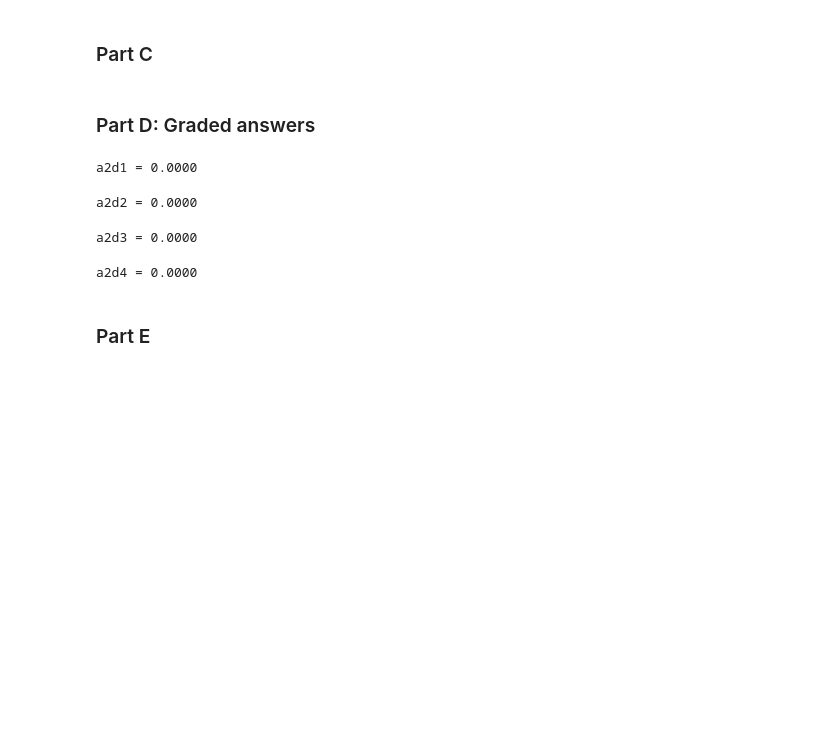
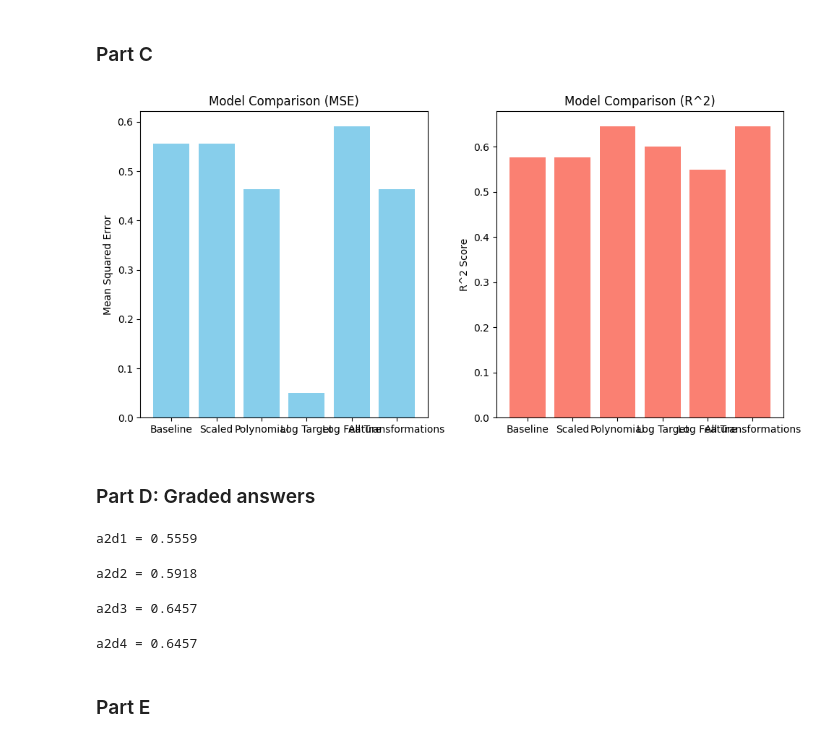
Before and after one commit to NicoleCarney/Module-3-Assignments, a Jupyter notebook: Homework_03.ipynb, the cells around one changed output. Drawn from its saved outputs; the diff is of its cells as text; code cells hidden in the pictures; blank space fills up the shorter version.

```diff
--- a/Homework_03.ipynb
+++ b/Homework_03.ipynb
@@ -426,39 +505,57 @@ Baseline Model - Training R squared: 0.6126, Testing R squared: 0.5758
+# %%
+
+plt.figure(figsize=(10, 5))
+
+
+plt.subplot(1, 2, 1)
+plt.bar(results['Model'], results['MSE'], color='skyblue')
+plt.title('Model Comparison (MSE)')
+plt.ylabel('Mean Squared Error')
+
+plt.subplot(1, 2, 2)
+plt.bar(results['Model'], results['R^2'], color='salmon')
+plt.title('Model Comparison (R^2)')
+plt.ylabel('R^2 Score')
+
+plt.tight_layout()
+plt.show()
+# %% [output]
+[figure, added]
 # %% [markdown]
 ### Part D: Graded answers
 # %%
 # Assign to the variable the MSE of the original data set with no transformations
 
-a2d1 = 0.0                              # Just to get the cell to run without errors, replace by appropriate expression
+a2d1 = baseline_mse                           # Just to get the cell to run without errors, replace by appropriate expression
 
 print(f'a2d1 = {a2d1:.4f}')             # Do NOT change this print statement in any way, it is used by the auto-grader!
 # %% [output]
-a2d1 = 0.0000
+a2d1 = 0.5559
 # %%
 # Assign to the variable the MSE  score of the dataset after transformation 2.3
 
-a2d2 = 0.0                              # Just to get the cell to run without errors, replace by appropriate expression
+a2d2 = log_feature_mse                           # Just to get the cell to run without errors, replace by appropriate expression
 
 print(f'a2d2 = {a2d2:.4f}')             # Do NOT change this print statement in any way, it is used by the auto-grader!
 # %% [output]
-a2d2 = 0.0000
+a2d2 = 0.5918
 # %%
 # Assign to the variable the $R^2$  score of the dataset after transformation 2.1
 
 
-a2d3 = 0.0                              # Just to get the cell to run without errors, replace by appropriate expression
+a2d3 = poly_r2                          # Just to get the cell to run without errors, replace by appropriate expression
 
 print(f'a2d3 = {a2d3:.4f}')             # Do NOT change this print statement in any way, it is used by the auto-grader!
 # %% [output]
-a2d3 = 0.0000
+a2d3 = 0.6457
 # %%
 # Assign to the variable the R^2 score of the best result, i.e., the best R^2 score found in any experiment
 # Note that you do not have to specify which experiment(s), just give the largest value.
-
-a2d4 = 0.0                              # Just to get the cell to run without errors, replace by appropriate expression
+a2d4 = all_transformations_r2                          # Just to get the cell to run without errors, replace by appropriate expression
 
 print(f'a2d4 = {a2d4:.4f}')             # Do NOT change this print statement in any way, it is used by the auto-grader!
 # %% [output]
-a2d4 = 0.0000
+a2d4 = 0.6457
 # %% [markdown]
 ### Part E
 # %%
```
Also changed, not shown: parts of 9 cells of this notebook.
